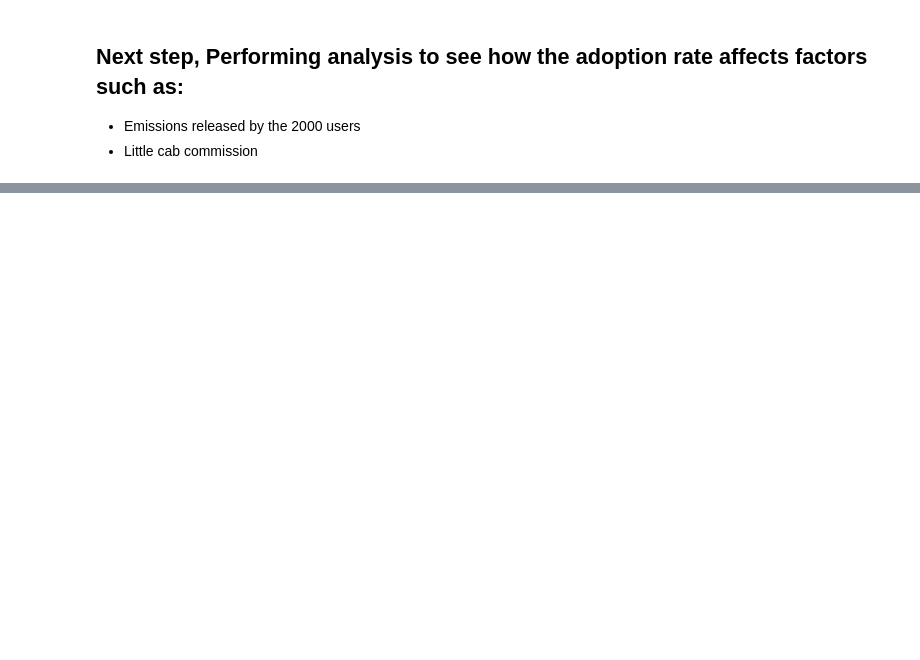
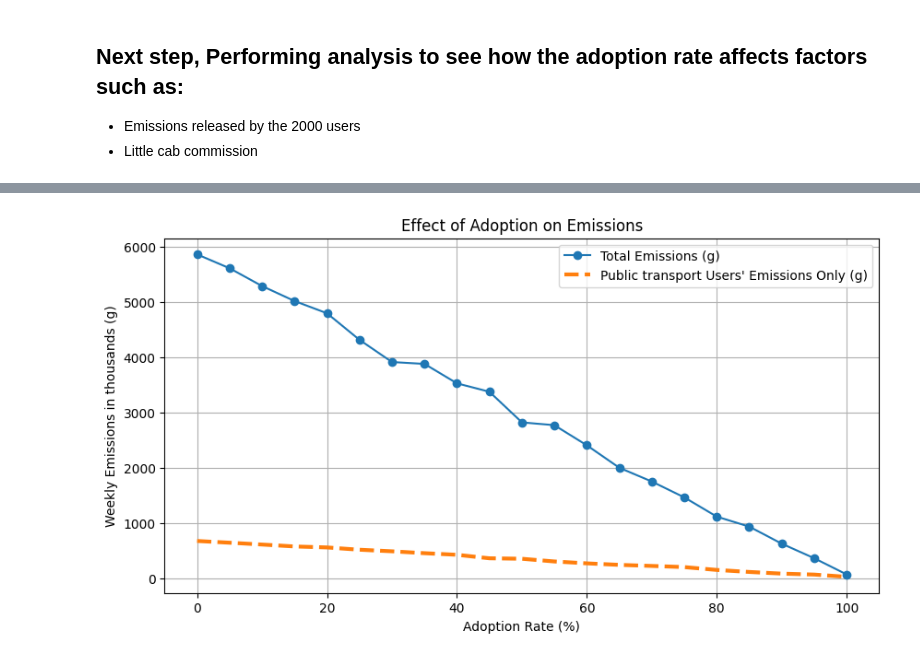
Before and after one commit to nkonyancha/Carpool_Analysis, a Jupyter notebook: data_creation.ipynb, the cells around one changed output, grey strips where cells are left out. Cells and saved outputs as stored; diff of their text form; code cells hidden in the pictures; blank space fills up the shorter version.

```diff
--- a/data_creation.ipynb
+++ b/data_creation.ipynb
@@ -801,0 +845,57 @@ plt.show()
+# %%
+APP_COMMISSION=0.18
+def simulate_emissions(adoption_rate):
+    sim = df.copy()
+
+    # Pick adopters
+    adopters = sim.sample(frac=adoption_rate, replace=False).index
+    sim["adopt"] = "no"
+    sim.loc[adopters, "adopt"] = "yes"
+
+    # If adopt → force Taxi mode
+    sim["mode_sim"] = sim["mode_transportation"]
+    sim.loc[sim["adopt"] == "yes", "mode_sim"] = "Taxi"
+
+    # -------------------------
+    #     EMISSIONS LOGIC
+    # -------------------------
+    original_taxi_mask=df["mode_transportation"]=="Public Transport"
+    # Non-adopters → existing distance × g_per_km
+    sim["emissions"] = sim["km"] * sim["g_per_km"]
+
+    # Adopters → emissions become fixed = 38.5
+    sim.loc[sim["adopt"] == "yes", "emissions"] = 38.5
+
+    # Total emissions for all users
+    total_emissions = sim["emissions"].sum()
+
+    # Emissions only from original taxi users
+    taxi_emissions = sim.loc[original_taxi_mask, "emissions"].sum()
+
+    return total_emissions, taxi_emissions
+rates = np.linspace(0, 1, 21)
+
+app_revenues = []
+taxi_spend = []
+emissions_total = []
+emissions_taxi_only = []
+
+for r in rates:
+    emis_total, emis_taxi = simulate_emissions(r)
+    app_revenues.append(income)
+    taxi_spend.append(taxi_only)
+    emissions_total.append(emis_total)
+    emissions_taxi_only.append(emis_taxi)
+plt.figure(figsize=(10,5))
+
+plt.plot(rates * 100, [x/1000 for x in emissions_total],marker="o", label="Total Emissions (g)")
+plt.plot(rates * 100, [x/1000 for x in emissions_taxi_only], linestyle="--", linewidth=3, label="Public transport Users' Emissions Only (g)")
+
+plt.xlabel("Adoption Rate (%)")
+plt.ylabel("Weekly Emissions in thousands (g)")
+plt.title("Effect of Adoption on Emissions")
+plt.grid(True)
+plt.legend()
+plt.show()
+# %% [output]
+[figure, added]
```
Also changed, not shown: parts of 17 cells of this notebook, 4 other files.
